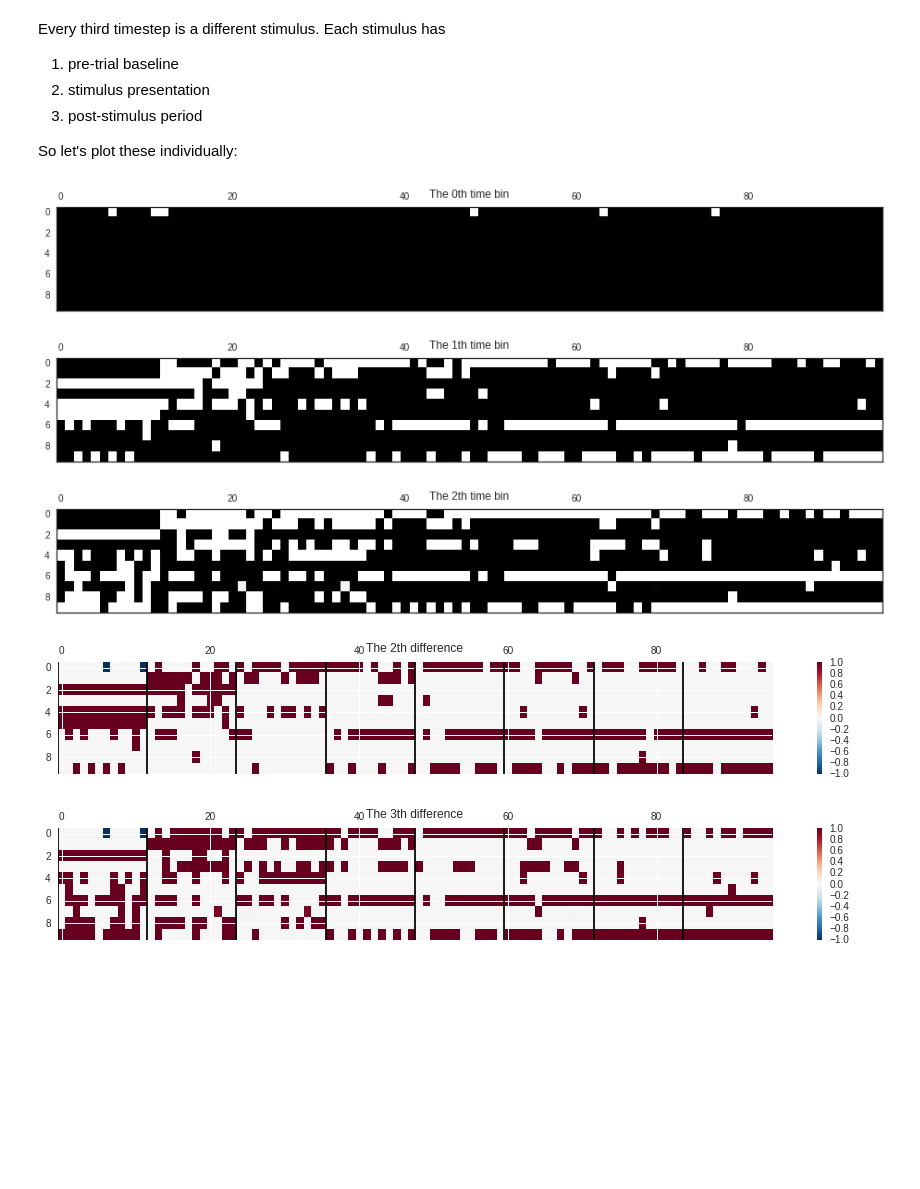
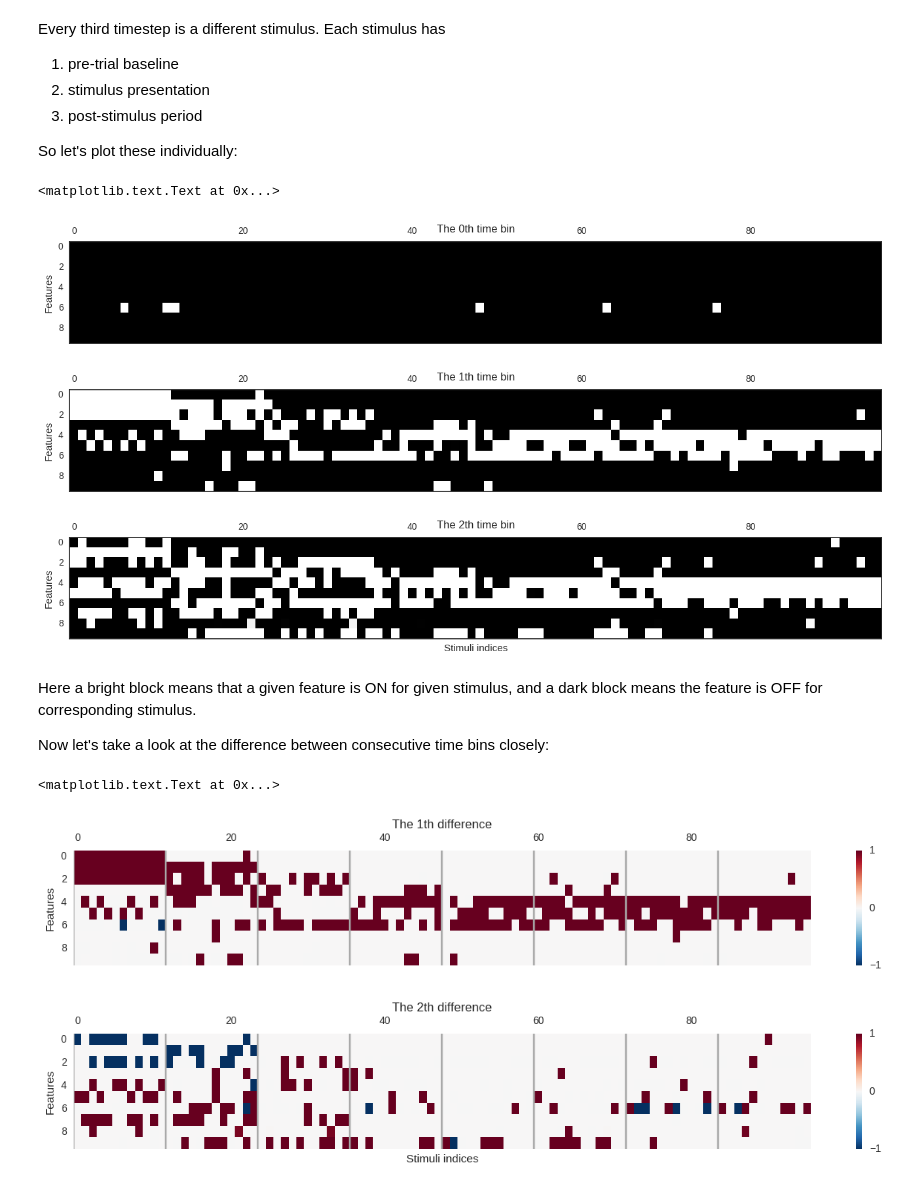
Before and after one commit to pearsonlab/spiketopics, a Jupyter notebook: experiments/imgclust/explore_inferred_states.ipynb, the cells around one changed output. Saved outputs shown, nothing was run; the diff lists cells and outputs as text; code cells hidden in the pictures; blank space fills up the shorter version.

```diff
--- a/experiments/imgclust/explore_inferred_states.ipynb
+++ b/experiments/imgclust/explore_inferred_states.ipynb
@@ -60,0 +44,4 @@ df.head()
+# %%
+# Show the prepared data to run the model
+df = pd.read_csv('data/prepped_data03.csv')
+df.head()
@@ -103,0 +101,15 @@ overdispersion: [ 1.01  1.01  1.01 ...,  1.01  1.01  1.01]
+# %%
+th = gpm.nodes['fr_latents_mean']
+cc = gpm.nodes['fr_latents_shape']
+
+th_pars = np.c_[th.post_shape, th.post_rate].T
+cc_pars = np.c_[cc.post_shape, cc.post_rate].T
+
+effsize = th_pars[1] / (th_pars[0] - 1)  # mean of posterior for mean effect size
+X = (effsize ** xi[bin_stim::bins]).T
+Xcopy = X.copy()
+
+# Sort rows of X according to their magnitudes
+Xcopy[(np.abs(Xcopy - 1) < 1e-3)] = np.nan
+idx = np.argsort(np.nanmax(Xcopy, axis=1))[::-1]
+X = np.take(X, idx, axis=0)
@@ -104,5 +118,8 @@ overdispersion: [ 1.01  1.01  1.01 ...,  1.01  1.01  1.01]
 # %%
 # states of z
-matshow(xi.T, vmin=0, vmax=1);
+xi = np.take(xi, idx, axis=1)
+matshow(xi.T, aspect = 'auto', vmin=0, vmax=1);
+plt.xlabel('Stimuli indices in time')
+plt.ylabel('Features')
 plt.colorbar();
 # %% [output]
@@ -116,13 +133,20 @@ Every third timestep is a different stimulus. Each stimulus has
 So let's plot these individually:
 # %%
 for i in range(bins):
+    matshow(xi[i::bins].T, aspect='auto', vmin=0, vmax=1)
+    plt.ylabel('Features')
+    plt.title('The {}th time bin'.format(str(i)))
 
-    matshow(xi[i::bins].T, vmin=0, vmax=1)
-    plt.title('The {}th time bin'.format(str(i)))
+plt.xlabel('Stimuli indices')
 # %% [output]
+<matplotlib.text.Text at 0x...>
-[figure, old version]
+[figure, new version]
-[figure, old version]
+[figure, new version]
-[figure, old version]
+[figure, new version]
+# %% [markdown]
+Here a bright block means that a given feature is ON for given stimulus, and a dark block means the feature is OFF for corresponding stimulus.
+
+Now let's take a look at the difference between consecutive time bins closely:
 # %%
 # make a normalizer so we can set the colormap midpoint
 from matplotlib.colors import Normalize
@@ -142,12 +166,20 @@ norm = MidpointNormalize(midpoint=1., vmin=0.7, vmax=1.3)
 cmap = plt.cm.RdBu_r
 cmap.set_bad(color='k', alpha=1.0)
 # %%
+# show the difference between two consecutive time bins
 for i in range(1, bins):
-    plt.matshow(xi[i::bins].T - xi[::bins].T, vmin=-1, vmax=1, aspect='auto', cmap=cmap)
-    plt.colorbar()
-    plt.title('The {}th difference'.format(str(i+1)))
+    plt.matshow(xi[i::bins].T - xi[i-1::bins].T, vmin=-1, vmax=1, aspect='auto', cmap=cmap)
     for ind in range(0, xi.shape[0] // bins, 12):
-        plt.axvline(ind - 0.5, 0, xi.shape[-1], color='black')
+        plt.axvline(ind - 0.5, 0, xi.shape[-1], color='darkgrey')
+
+    cbar = plt.colorbar()
+    cbar.set_ticks([-1, 0, 1])
+
+    plt.ylabel('Features')
+    plt.title('The {}th difference'.format(str(i)), y=1.15)
+
+plt.xlabel('Stimuli indices')
 # %% [output]
+<matplotlib.text.Text at 0x...>
-[figure, old version]
+[figure, new version]
-[figure, old version]
+[figure, new version]
```
Also changed, not shown: parts of 121 cells of this notebook.
